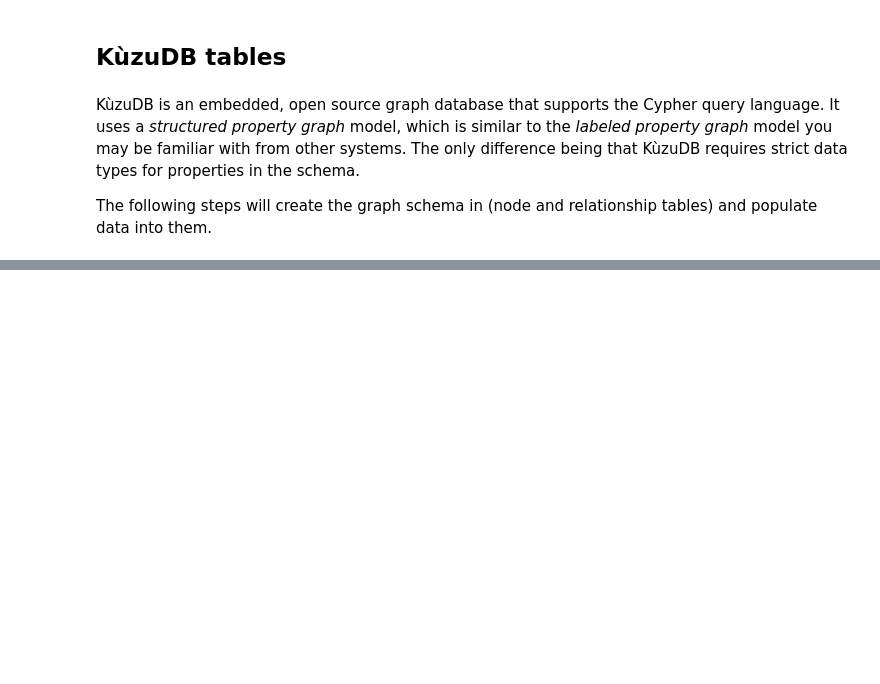
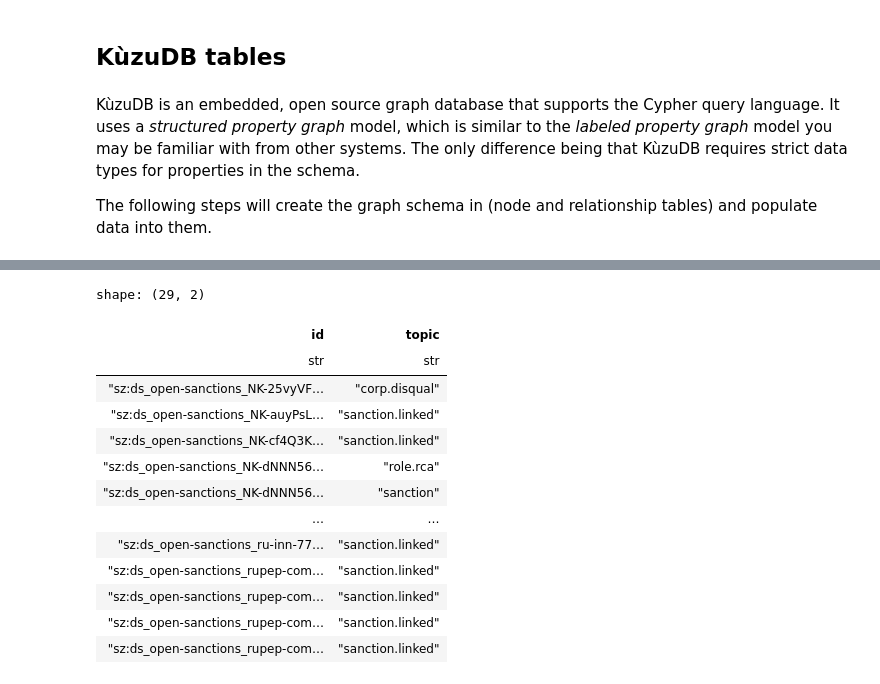
Before and after one commit to DerwenAI/cdl-2025-masterclass, a Jupyter notebook: 3.reform.ipynb, the cells around one changed output, grey strips where cells are left out. Saved outputs shown, nothing was run; the diff lists cells and outputs as text; code cells hidden in the pictures; blank space fills up the shorter version.

Commit message:
completed open dataset parsing

```diff
--- a/3.reform.ipynb
+++ b/3.reform.ipynb
@@ -327,0 +308,19 @@ GraphWidget(layout=Layout(height='500px', width='100%'))
+# %%
+df_risk: pl.DataFrame = pl.read_csv("os_risk.csv", separator = ",")
+# %%
+df_risk
+# %% [output]
+shape: (29, 2)
+| id | topic |
+| str | str |
+| "sz:ds_open-sanctions_NK-25vyVF… | "corp.disqual" |
+| "sz:ds_open-sanctions_NK-auyPsL… | "sanction.linked" |
+| "sz:ds_open-sanctions_NK-cf4Q3K… | "sanction.linked" |
+| "sz:ds_open-sanctions_NK-dNNN56… | "role.rca" |
+| "sz:ds_open-sanctions_NK-dNNN56… | "sanction" |
+| … | … |
+| "sz:ds_open-sanctions_ru-inn-77… | "sanction.linked" |
+| "sz:ds_open-sanctions_rupep-com… | "sanction.linked" |
+| "sz:ds_open-sanctions_rupep-com… | "sanction.linked" |
+| "sz:ds_open-sanctions_rupep-com… | "sanction.linked" |
+| "sz:ds_open-sanctions_rupep-com… | "sanction.linked" |
```
Also changed, not shown: parts of 15 cells of this notebook, 4 other files.
